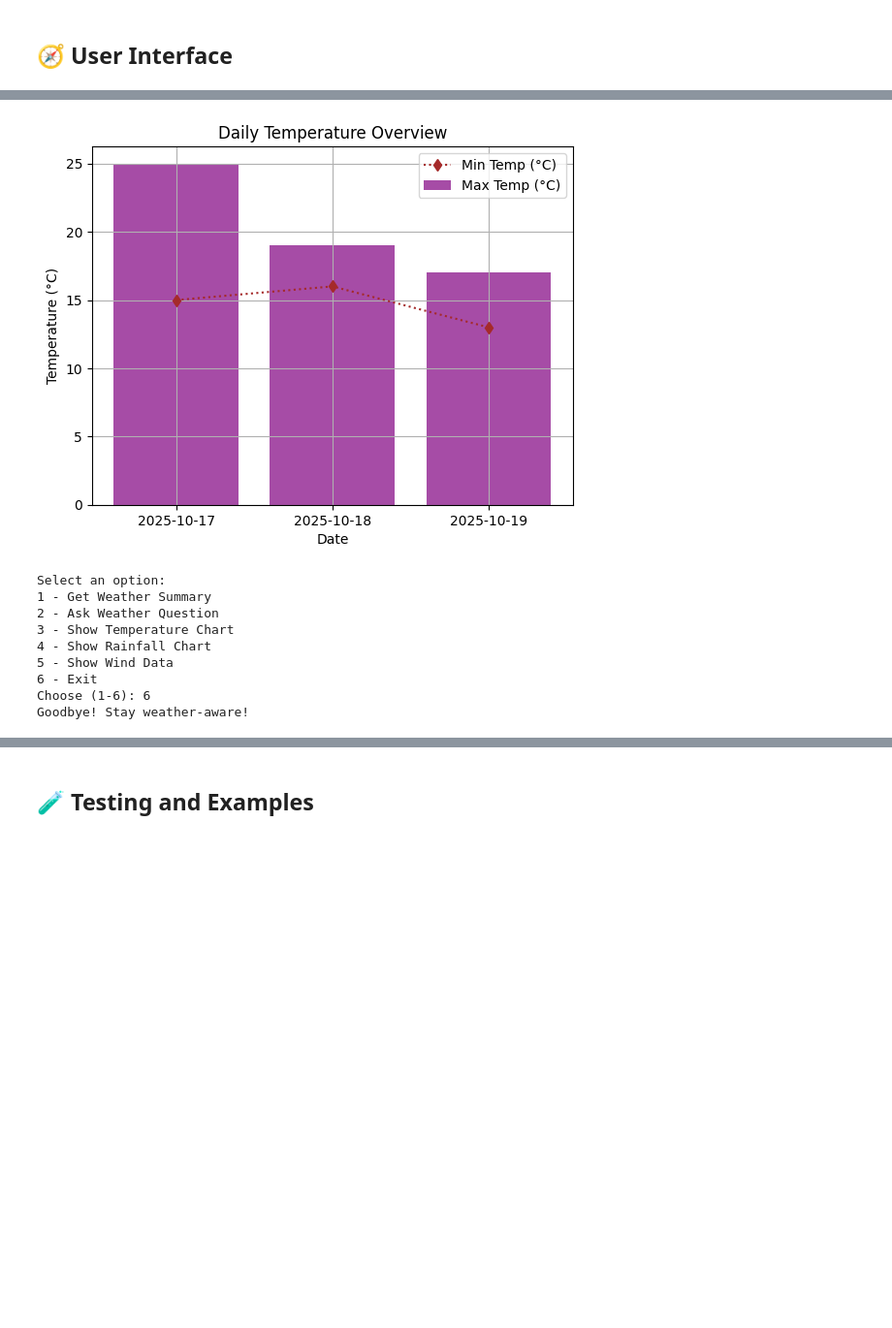
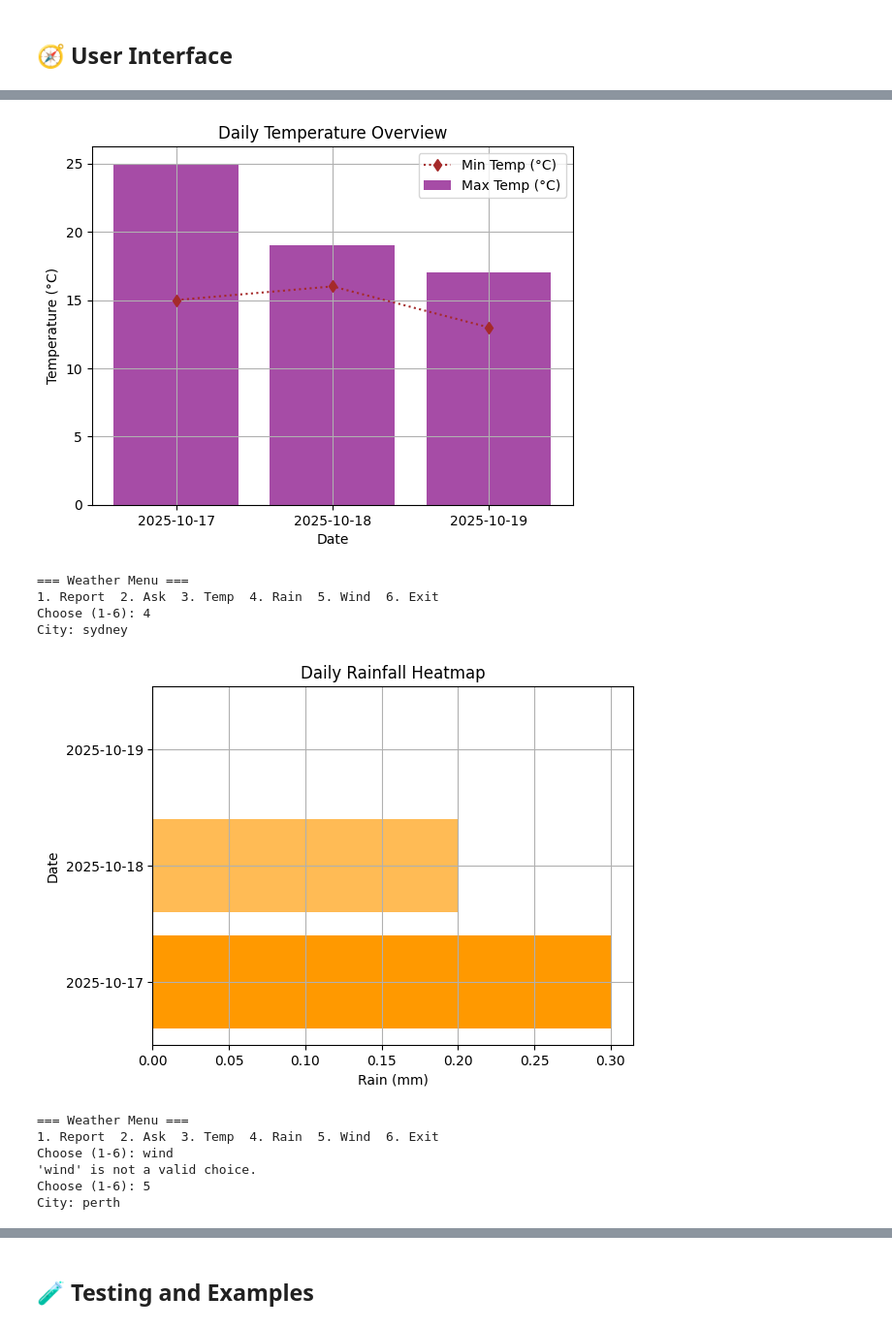
Before and after one commit to AzizKazi/weatherwise-Aziz-kazi, a Jupyter notebook: starter_notebook.ipynb, the cells around one changed output, grey strips where cells are left out. Shown at 97% size. Cells and saved outputs as stored; diff of their text form; code cells hidden in the pictures; blank space fills up the shorter version.

```diff
--- a/starter_notebook.ipynb
+++ b/starter_notebook.ipynb
@@ -80,7 +80,7 @@ def visualize_temperature(data, show_or_return='display'):
     plt.close(fig)
     plt.ioff()
 # %%
-def visualize_rainfall(data, show_or_return='display'):
+def create_precipitation_visulisation(data, show_or_return='display'):
     """
     Visualizes daily rainfall using horizontal bars with a distinct color scheme.
     """
@@ -104,7 +104,7 @@ def visualize_rainfall(data, show_or_return='display'):
         plt.close(fig)
         plt.ioff()
 # %%
-def visualize_wind(data, show_or_return='display'):
+def create_windspeed_visulisation(data, show_or_return='display'):
     """
     Displays wind speed via line plot with scatter points of midday winds.
     """
@@ -137,7 +137,7 @@ def visualize_wind(data, show_or_return='display'):
 # %% [markdown]
 ## 🤖 Natural Language Processing
 # %%
-def interpret_question(user_q):
+def parse_weather_question(user_q):
     """
     Extract important keywords for weather questions.
     """
@@ -168,7 +168,7 @@ def interpret_question(user_q):
 ## 🧩 Main Application Logic
 # %%
 # Tie everything together here
-def build_response(parsed_q, weather):
+def generate_weather_response(parsed_q, weather):
     """
     Create readable response text from a parsed question and weather data.
     """
@@ -204,40 +204,31 @@ def build_response(parsed_q, weather):
 ## 🧭 User Interface
 # %%
 def weather_app_menu():
-    """
-    Interactive menu for friend’s version of the weather app.
-    """
-    print("=== Weather Guide ===")
+    """Compact menu for the weather app."""
     while True:
-        print("\nSelect an option:")
-        print("1 - Get Weather Summary")
-        print("2 - Ask Weather Question")
-        print("3 - Show Temperature Chart")
-        print("4 - Show Rainfall Chart")
-        print("5 - Show Wind Data")
-        print("6 - Exit")
+        print("\n=== Weather Menu ===")
+        print("1. Report  2. Ask  3. Temp  4. Rain  5. Wind  6. Exit")
 
         option = pyip.inputChoice(['1','2','3','4','5','6'], prompt="Choose (1-6): ")
 
         if option == '6':
-            print("Goodbye! Stay weather-aware!")
+            print("stay weather-aware!")
             break
 
-        city_val = pyip.inputStr(prompt="Enter city name: ")
-        weather_info = fetch_weather(city_val, days=3)
+        city = pyip.inputStr(prompt="City: ")
+        weather_info = fetch_weather(city, days=3)
 
         if not weather_info:
-            print("Data unavailable. Please try later.")
+            print("⚠️ Data unavailable. Try again later.")
             continue
 
         if option == '1':
-            print(build_response({'location': city_val, 'attribute': None, 'time_period': 'today'}, weather_info))
+            print(build_response({'location': city, 'attribute': None, 'time_period': 'today'}, weather_info))
         elif option == '2':
-            user_input = pyip.inputStr(prompt="Ask your weather question: ")
-            parsed_input = interpret_question(user_input)
-            parsed_input['location'] = city_val
-            answer = build_response(parsed_input, weather_info)
-            print(answer)
+            question = pyip.inputStr(prompt="Your question: ")
+            parsed = interpret_question(question)
+            parsed['location'] = city
+            print(build_response(parsed, weather_info))
         elif option == '3':
             visualize_temperature(weather_info)
         elif option == '4':
@@ -268,10 +252,12 @@ Enter city name: perth
 [figure]
-Select an option:
-1 - Get Weather Summary
-2 - Ask Weather Question
-3 - Show Temperature Chart
-4 - Show Rainfall Chart
-5 - Show Wind Data
-6 - Exit
-Choose (1-6): 6
-Goodbye! Stay weather-aware!
+=== Weather Menu ===
+1. Report  2. Ask  3. Temp  4. Rain  5. Wind  6. Exit
+Choose (1-6): 4
+City: sydney
+[figure, added]
+=== Weather Menu ===
+1. Report  2. Ask  3. Temp  4. Rain  5. Wind  6. Exit
+Choose (1-6): wind
+'wind' is not a valid choice.
+Choose (1-6): 5
+City: perth
```
Also changed, not shown: parts of 4 cells of this notebook.
